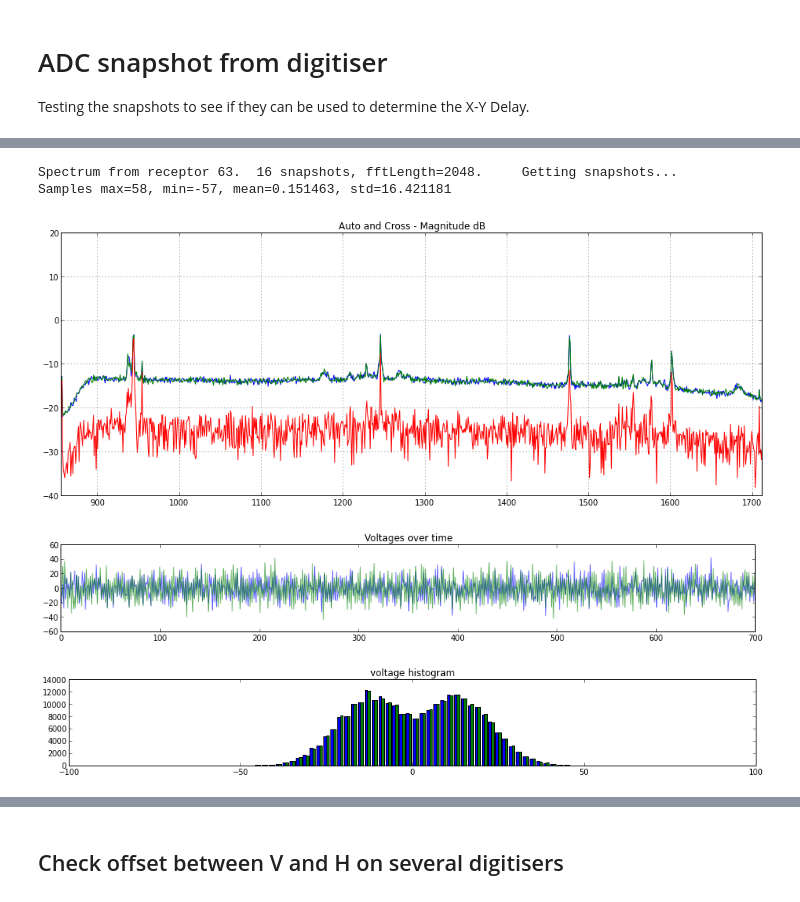
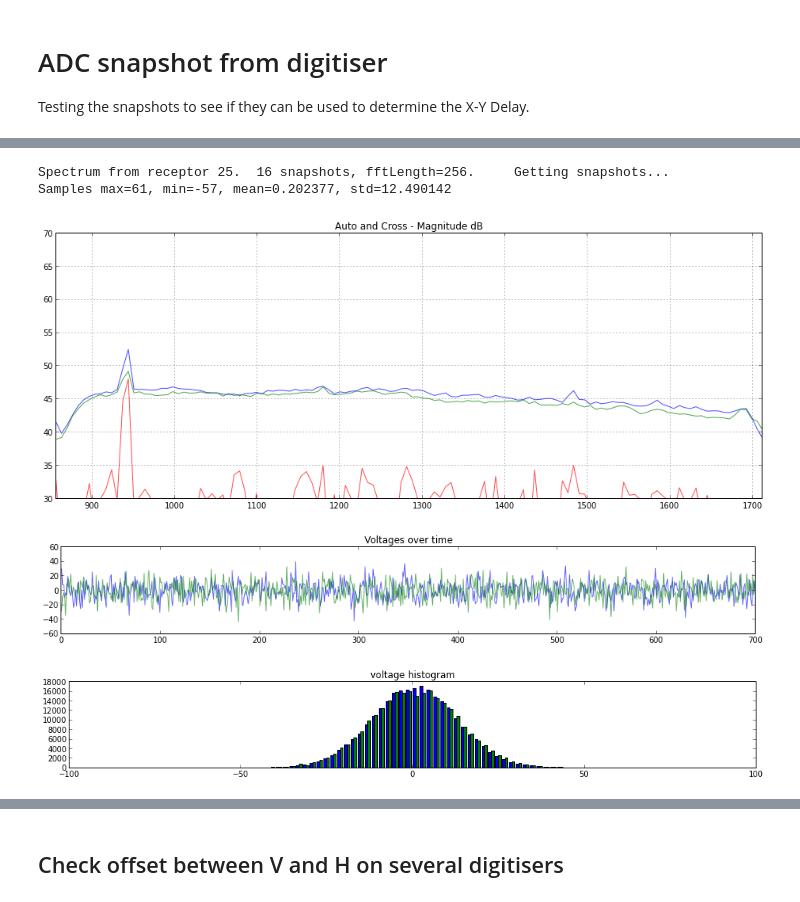
Before and after one commit to thomasska/ipython-notebooks, a Jupyter notebook: ADC-snap-shot sample offset tests.ipynb, the cells around one changed output, grey strips where cells are left out. Cells and saved outputs as stored; diff of their text form; code cells hidden in the pictures.

Commit message:
New snapshot files and various updates

```diff
--- a/ADC-snap-shot sample offset tests.ipynb
+++ b/ADC-snap-shot sample offset tests.ipynb
@@ -9,10 +13,10 @@ Fetch and plot a spectrum from the digitiser
 # %%
-# quick spectrum - m063 in not-working mode
-plotSpectrum(receptor=63,numSnapshots=16,fftLength=2048)   # this takes 1-2 seconds per snapshot, so don't be too greedy
+# quick spectrum
+plotSpectrum(receptor=25,numSnapshots=16,fftLength=1024)   # this takes 1-2 seconds per snapshot, so don't be too greedy
 # %% [output]
-Spectrum from receptor 63.  16 snapshots, fftLength=2048.     Getting snapshots...
-Samples max=58, min=-57, mean=0.151463, std=16.421181
+Spectrum from receptor 25.  16 snapshots, fftLength=256.     Getting snapshots...
+Samples max=61, min=-57, mean=0.202377, std=12.490142
-[figure, old version]
+[figure, new version]
-[figure, old version]
+[figure, new version]
-[figure, old version]
+[figure, new version]
 # %%
```
Also changed, not shown: parts of 20 cells of this notebook, 6 other files.
